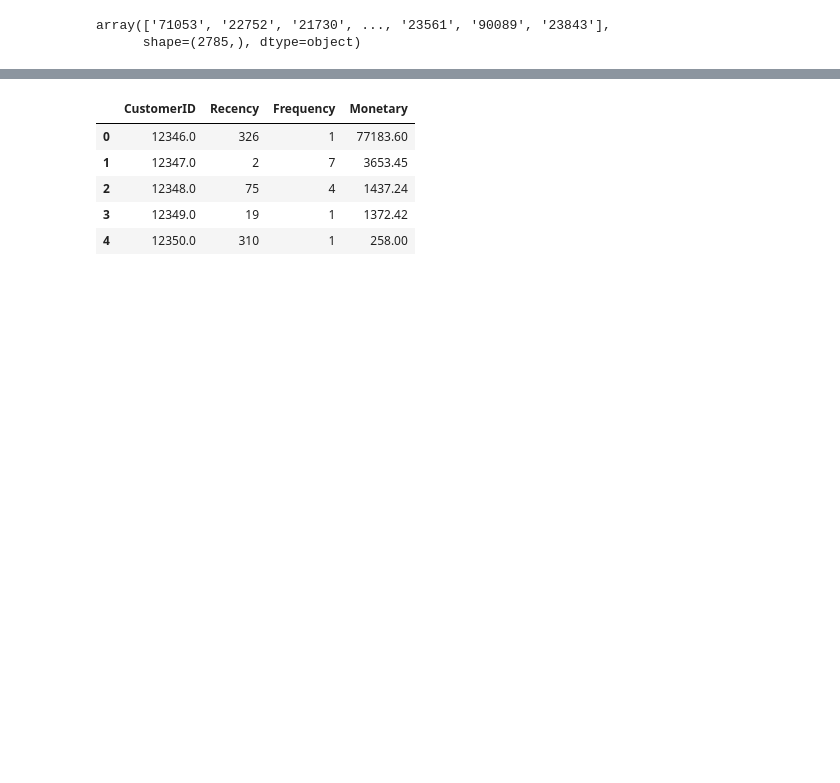
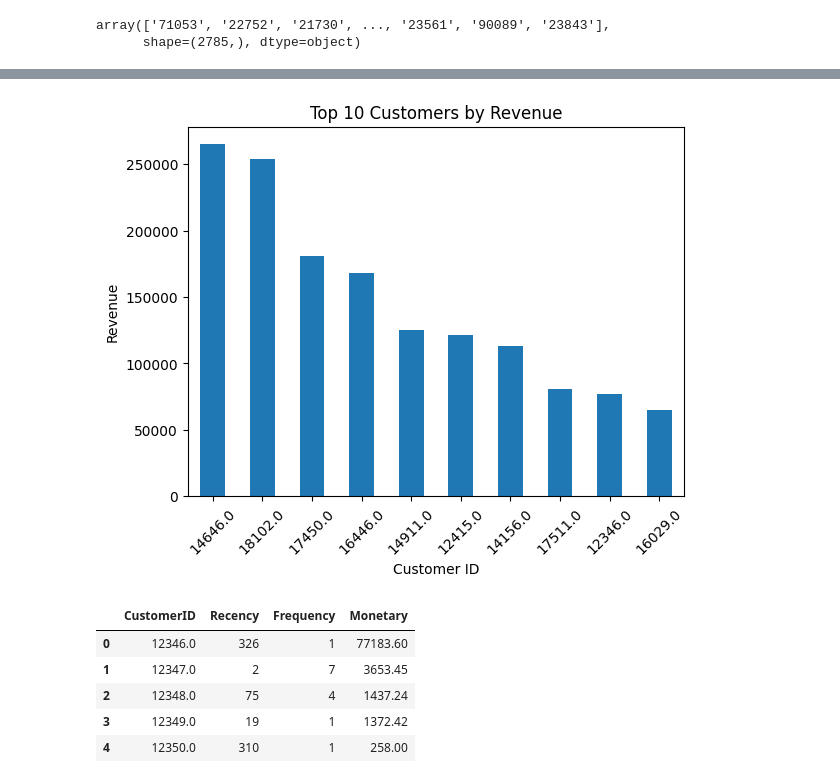
Before and after one commit to supremkc05/ecommerce-analytics-forecasting, a Jupyter notebook: etl_pipeline.ipynb, the cells around one changed output, grey strips where cells are left out. Saved outputs shown, nothing was run; the diff lists cells and outputs as text; code cells hidden in the pictures; blank space fills up the shorter version.

```diff
--- a/etl_pipeline.ipynb
+++ b/etl_pipeline.ipynb
@@ -133 +133,12 @@ revenue_per_customer.head(), rfm.head()
+# %%
+#top 10 customer based on revenue
+top_customers = revenue_per_customer.sort_values(by='Revenue', ascending=False).head(10)
+top_customers.plot(kind='bar', x='CustomerID', y='Revenue', legend=False)
+plt.title("Top 10 Customers by Revenue")
+plt.xlabel("Customer ID")
+plt.ylabel("Revenue")
+plt.xticks(rotation=45)
+plt.show()
+# %% [output]
+[figure, added]
 # %%
```
Also changed, not shown: parts of 10 cells of this notebook.
